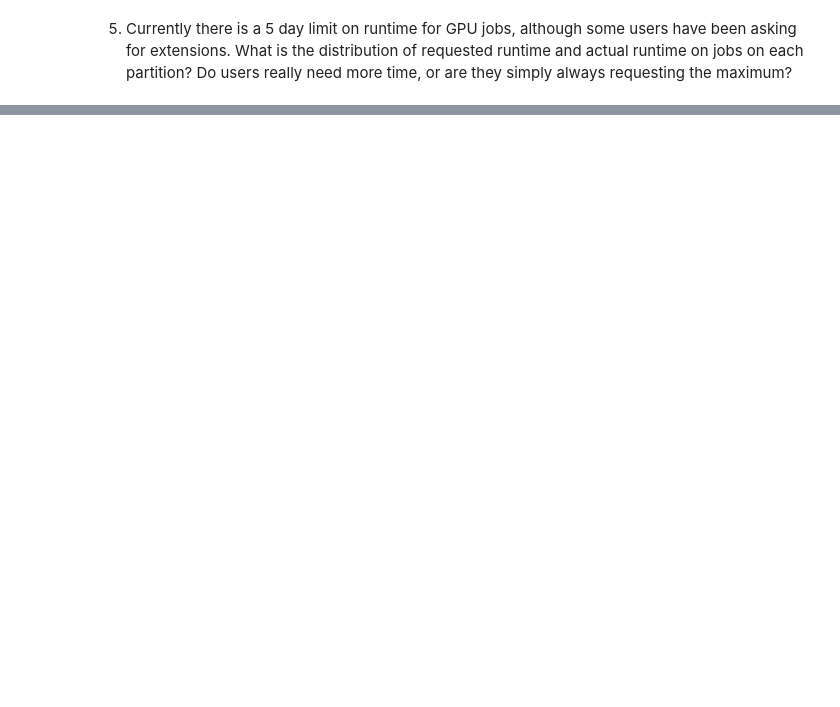
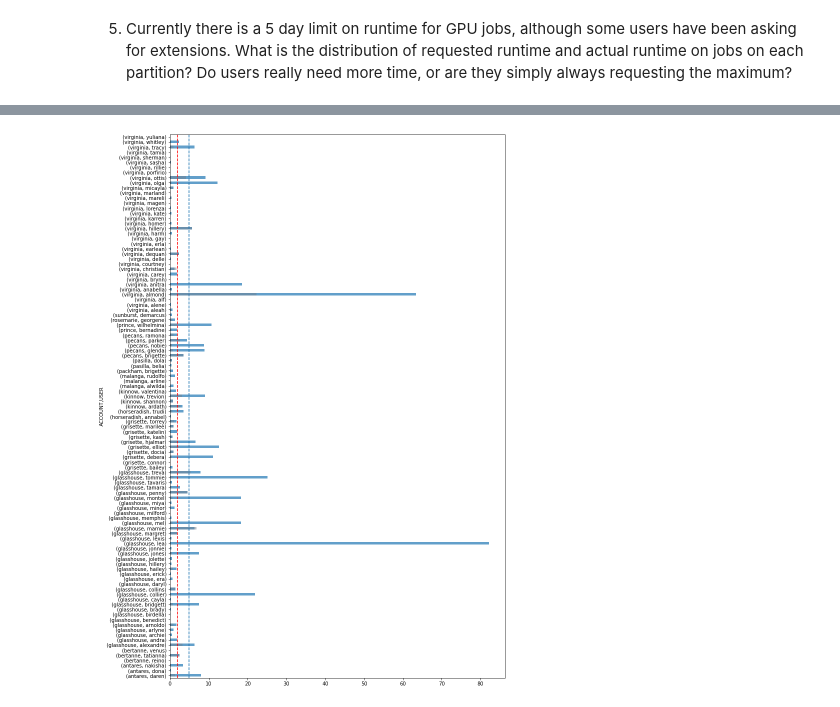
Before and after one commit to tomoumer/accre_project-pizza, a Jupyter notebook: notebooks/TU_accre_project.ipynb, the cells around one changed output, grey strips where cells are left out. Drawn from its saved outputs; the diff is of its cells as text; code cells hidden in the pictures; blank space fills up the shorter version.

```diff
--- a/notebooks/TU_accre_project.ipynb
+++ b/notebooks/TU_accre_project.ipynb
@@ -956,0 +885,40 @@ Name: JOBID, Length: 119, dtype: int64
+# %%
+plt.figure(figsize = (12,20))
+
+(accre_pascal
+ .loc[np.isfinite(accre_pascal['USEDMEM_PERSEC'])]
+ .groupby(['ACCOUNT', 'USER'])['USEDMEM_PERSEC']
+ .mean()
+ .plot(kind='barh', alpha=0.7)
+)
+
+(accre_pascal
+ .loc[np.isfinite(accre_pascal['USEDMEM_PERSEC'])]
+ .groupby(['ACCOUNT', 'USER'])['USEDMEM_PERSEC']
+ .median()
+ .plot(kind='barh', color='slategray', alpha=0.5)
+)
+
+ymin, ymax = plt.ylim()
+plt.vlines(
+    x = accre_pascal
+        .loc[np.isfinite(accre_pascal['USEDMEM_PERSEC'])]
+        ['USEDMEM_PERSEC']
+        .mean(),
+    ymin = ymin,
+    ymax = ymax,
+    linestyle = '--'
+)
+
+plt.vlines(
+    x = accre_pascal
+        .loc[np.isfinite(accre_pascal['USEDMEM_PERSEC'])]
+        ['USEDMEM_PERSEC']
+        .median(),
+    ymin = ymin,
+    ymax = ymax,
+    linestyle = '--',
+    color = 'red'
+);
+# %% [output]
+[figure, added]
```
Also changed, not shown: parts of 97 cells of this notebook.
